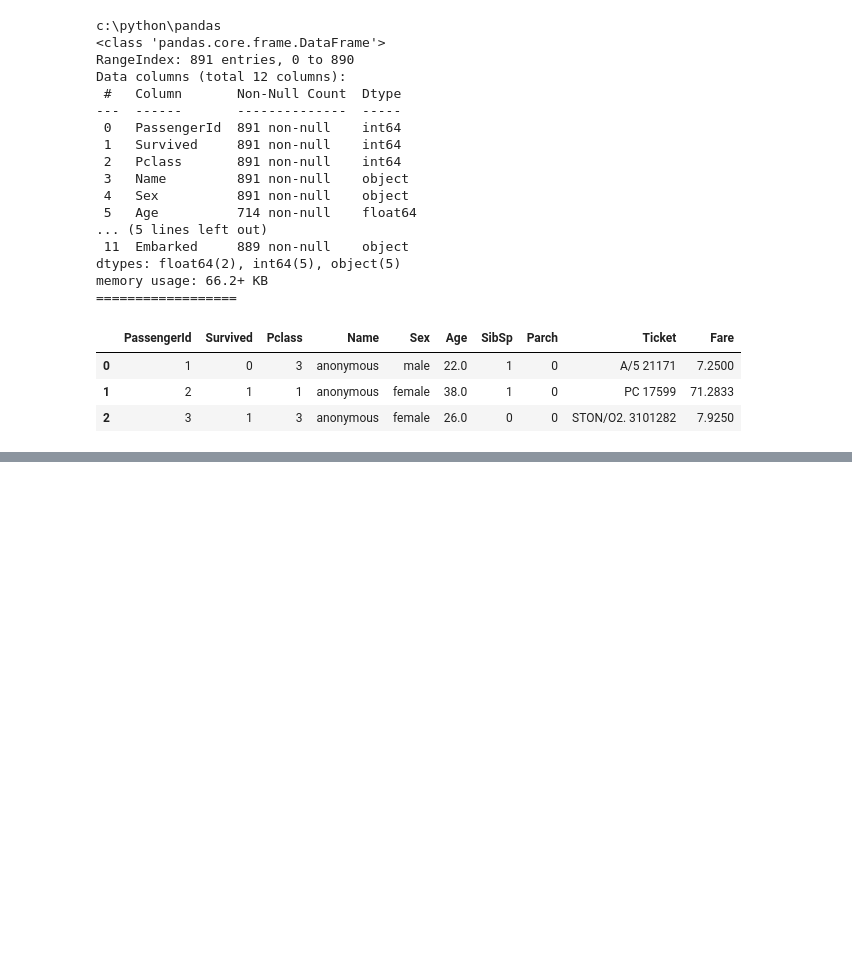
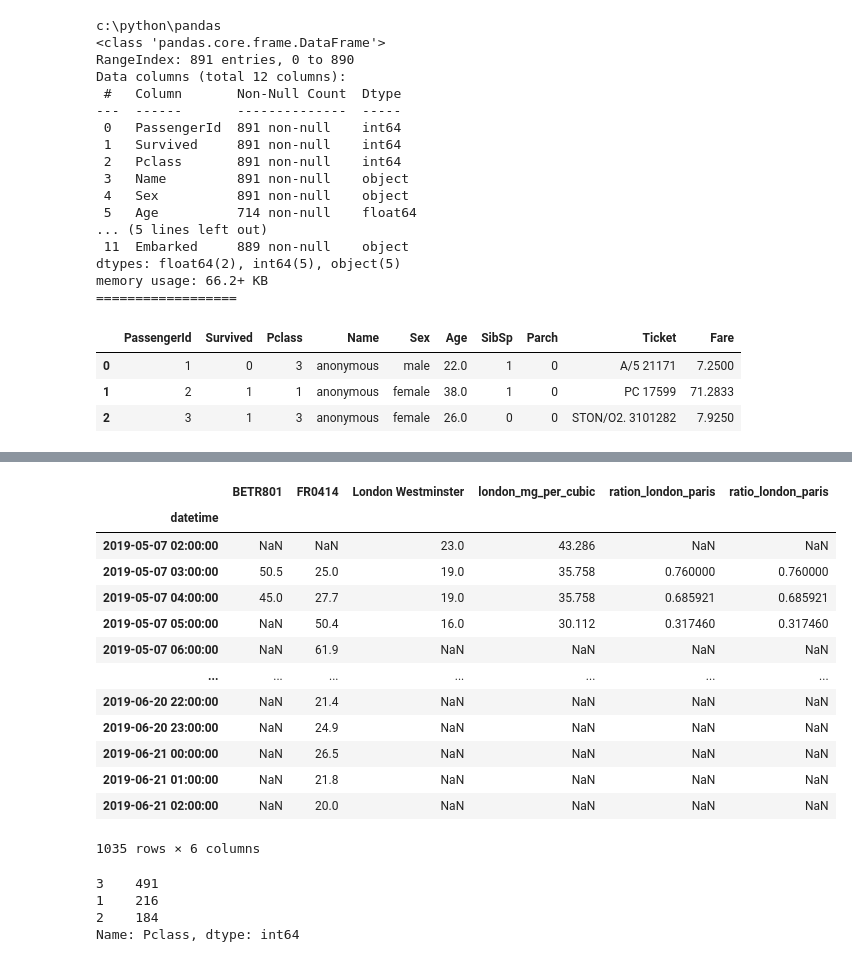
Before and after one commit to seongjinp/pandas-, a Jupyter notebook: pandas.ipynb, the cells around one changed output, grey strips where cells are left out. Cells and saved outputs as stored; diff of their text form; code cells hidden in the pictures; blank space fills up the shorter version.

```diff
--- a/pandas.ipynb
+++ b/pandas.ipynb
@@ -133,0 +152,67 @@ air.head()
+# %%
+import pandas as pd
+
+# 새로운 column 추가
+
+# 1.런던 질소 농도 추가
+air['london_mg_per_cubic'] = air['station_london']*1.882
+
+# 2. 런던-파리 비교 셀 추가
+air['ratio_london_paris'] = air['station_london']/air['station_paris']
+air
+
+# 칼럼명 변경
+
+air_rename = air.rename(columns={'station_antwerp':'BETR801','station_paris':'FR0414','station_london':'London Westminster'})
+
+air_rename
+# %% [output]
+|  | BETR801 | FR0414 | London Westminster | london_mg_per_cubic | ration_london_paris | ratio_london_paris |
+| datetime |  |  |  |  |  |  |
+| 2019-05-07 02:00:00 | NaN | NaN | 23.0 | 43.286 | NaN | NaN |
+| 2019-05-07 03:00:00 | 50.5 | 25.0 | 19.0 | 35.758 | 0.760000 | 0.760000 |
+| 2019-05-07 04:00:00 | 45.0 | 27.7 | 19.0 | 35.758 | 0.685921 | 0.685921 |
+| 2019-05-07 05:00:00 | NaN | 50.4 | 16.0 | 30.112 | 0.317460 | 0.317460 |
+| 2019-05-07 06:00:00 | NaN | 61.9 | NaN | NaN | NaN | NaN |
+| ... | ... | ... | ... | ... | ... | ... |
+| 2019-06-20 22:00:00 | NaN | 21.4 | NaN | NaN | NaN | NaN |
+| 2019-06-20 23:00:00 | NaN | 24.9 | NaN | NaN | NaN | NaN |
+| 2019-06-21 00:00:00 | NaN | 26.5 | NaN | NaN | NaN | NaN |
+| 2019-06-21 01:00:00 | NaN | 21.8 | NaN | NaN | NaN | NaN |
+| 2019-06-21 02:00:00 | NaN | 20.0 | NaN | NaN | NaN | NaN |
+1035 rows × 6 columns
+# %%
+import pandas as pd
+#통계 계산
+titanic = pd.read_csv('titanic.csv')
+titanic
+#1 평균 계산
+titanic['Age'].mean()
+
+#2 중위수
+titanic[['Age','Fare']].median()
+
+# 종합
+titanic[['Age','Fare']].describe()
+
+titanic.agg( {'Age':['min','max','median','skew'],'Fare':['min','max','median','mean']} )
+
+#그룹화
+
+# 여성과 남성의 평균나이
+titanic[['Sex','Age']].groupby('Sex').mean()
+
+# sex로 그룹화 한 후 평균 구하기
+titanic.groupby('Sex').mean()
+
+# 그룹화
+titanic.groupby(['Sex','Pclass'])['Fare'].mean()
+
+# 범주별 레코드 수
+
+titanic['Pclass'].value_counts()
+# %% [output]
+3    491
+1    216
+2    184
+Name: Pclass, dtype: int64
```
Also changed, not shown: parts of 2 cells of this notebook, 3 other files.
